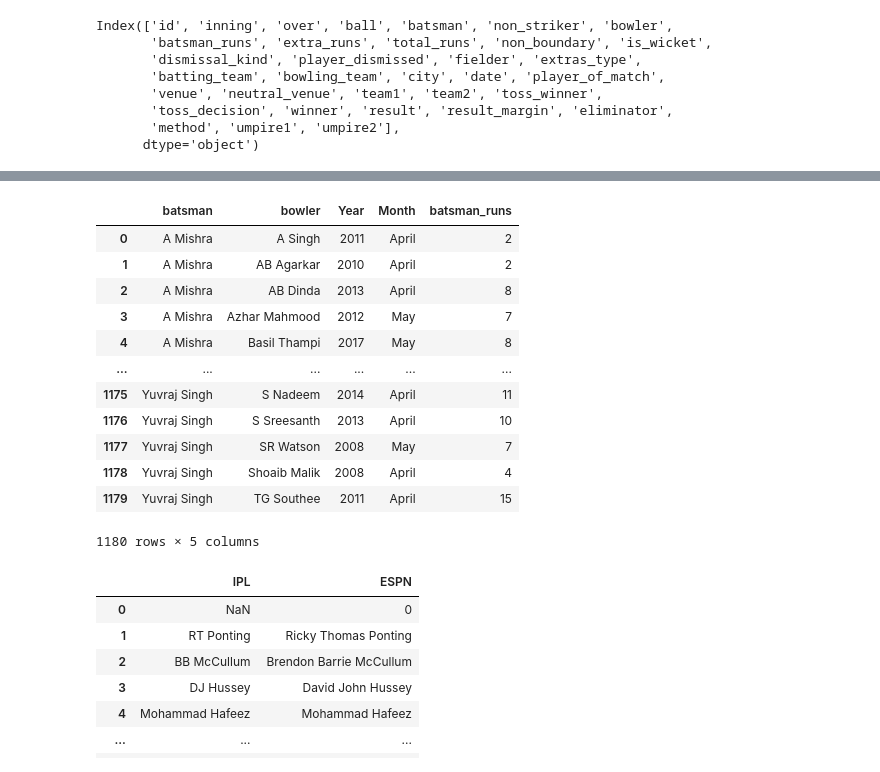
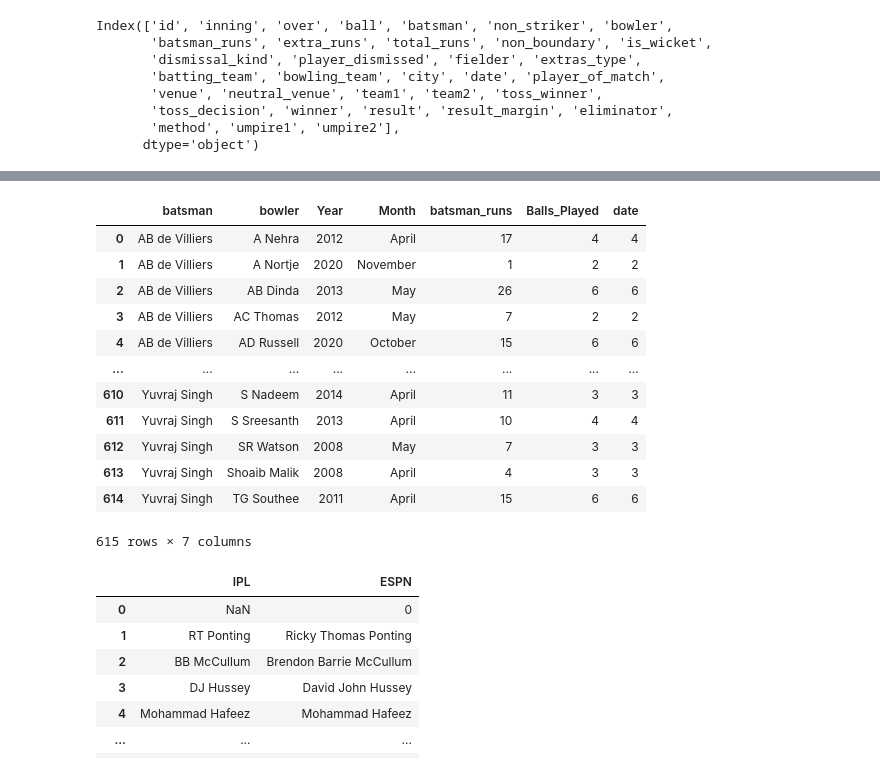
Before and after one commit to adityabajpai/IPLLastOverAnalysis, a Jupyter notebook: LastOverAnalysis.ipynb, the cells around one changed output, grey strips where cells are left out. Cells and saved outputs as stored; diff of their text form; code cells hidden in the pictures.

Commit message:
Web Scrapping Updated and Rankings dataframe done

```diff
--- a/LastOverAnalysis.ipynb
+++ b/LastOverAnalysis.ipynb
@@ -266,22 +286,26 @@ print(df1)
 # %%
 df2 = df1.groupby(['batsman','bowler', 'Year', 'Month'], as_index=False).sum(['batsman_runs'])
-df3 = df2.merge(batsman_strike_rate, how='inner', on=['batsman'])
+df5 = df1.groupby(['batsman','bowler', 'Year', 'Month'], as_index=False).count()
+df5 = df5.rename(columns={'batsman_runs': 'Balls_Played'})
+df2 = df2.merge(df5, how='inner', on=['batsman','bowler','Year','Month'])
+df3 = df2.merge(batsman_strike_rate.head(20), how='inner', on=['batsman'])
 df3 = df3.drop(columns=['batsman_runs_x', 'batsman_runs_y', 'strike_rate'])
 df3
+# batsman	bowler	Year	Month	Balls_Played	date
 # %% [output]
-|  | batsman | bowler | Year | Month | batsman_runs |
-| 0 | A Mishra | A Singh | 2011 | April | 2 |
-| 1 | A Mishra | AB Agarkar | 2010 | April | 2 |
-| 2 | A Mishra | AB Dinda | 2013 | April | 8 |
-| 3 | A Mishra | Azhar Mahmood | 2012 | May | 7 |
-| 4 | A Mishra | Basil Thampi | 2017 | May | 8 |
-| ... | ... | ... | ... | ... | ... |
-| 1175 | Yuvraj Singh | S Nadeem | 2014 | April | 11 |
-| 1176 | Yuvraj Singh | S Sreesanth | 2013 | April | 10 |
-| 1177 | Yuvraj Singh | SR Watson | 2008 | May | 7 |
-| 1178 | Yuvraj Singh | Shoaib Malik | 2008 | April | 4 |
-| 1179 | Yuvraj Singh | TG Southee | 2011 | April | 15 |
+|  | batsman | bowler | Year | Month | batsman_runs | Balls_Played | date |
+| 0 | AB de Villiers | A Nehra | 2012 | April | 17 | 4 | 4 |
+| 1 | AB de Villiers | A Nortje | 2020 | November | 1 | 2 | 2 |
+| 2 | AB de Villiers | AB Dinda | 2013 | May | 26 | 6 | 6 |
+| 3 | AB de Villiers | AC Thomas | 2012 | May | 7 | 2 | 2 |
+| 4 | AB de Villiers | AD Russell | 2020 | October | 15 | 6 | 6 |
+| ... | ... | ... | ... | ... | ... | ... | ... |
+| 610 | Yuvraj Singh | S Nadeem | 2014 | April | 11 | 3 | 3 |
+| 611 | Yuvraj Singh | S Sreesanth | 2013 | April | 10 | 4 | 4 |
+| 612 | Yuvraj Singh | SR Watson | 2008 | May | 7 | 3 | 3 |
+| 613 | Yuvraj Singh | Shoaib Malik | 2008 | April | 4 | 3 | 3 |
+| 614 | Yuvraj Singh | TG Southee | 2011 | April | 15 | 6 | 6 |
-1180 rows × 5 columns
+615 rows × 7 columns
 # %%
 df_IPL_ESPN_Mapping = pd.read_csv('./MappingFiles/IPL_ESPN_Mapping.csv', header=None)
 new_column_names = ['IPL', 'ESPN']
```
Also changed, not shown: parts of 11 cells of this notebook, 1 other file.
